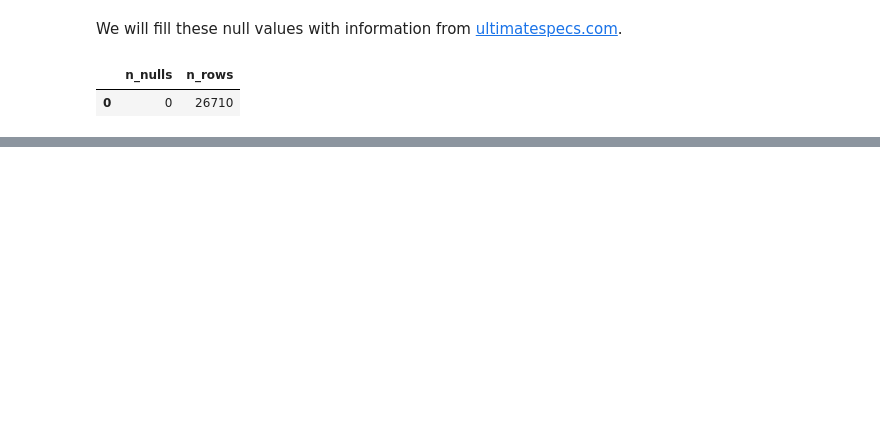
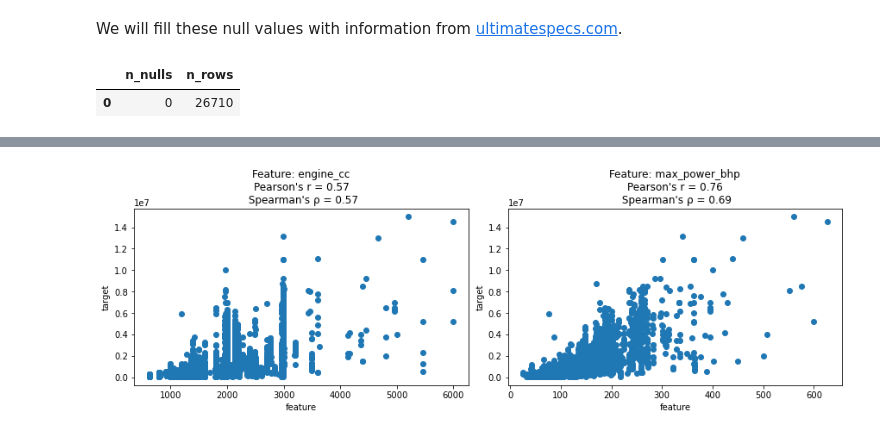
Before and after one commit to ZaikaBohdan/ds_car_price_proj, a Jupyter notebook: car_price_pred.ipynb, the cells around one changed output, grey strips where cells are left out. Drawn from its saved outputs; the diff is of its cells as text; code cells hidden in the pictures; blank space fills up the shorter version.

```diff
--- a/car_price_pred.ipynb
+++ b/car_price_pred.ipynb
@@ -1422,0 +1443,4 @@ memory usage: 2.4+ MB
+# %%
+plot_col_signif(raw_data, ['engine_cc', 'max_power_bhp'], 'selling_price_inr', 1, 2)
+# %% [output]
+[figure, added]
```
Also changed, not shown: parts of 21 cells of this notebook.
